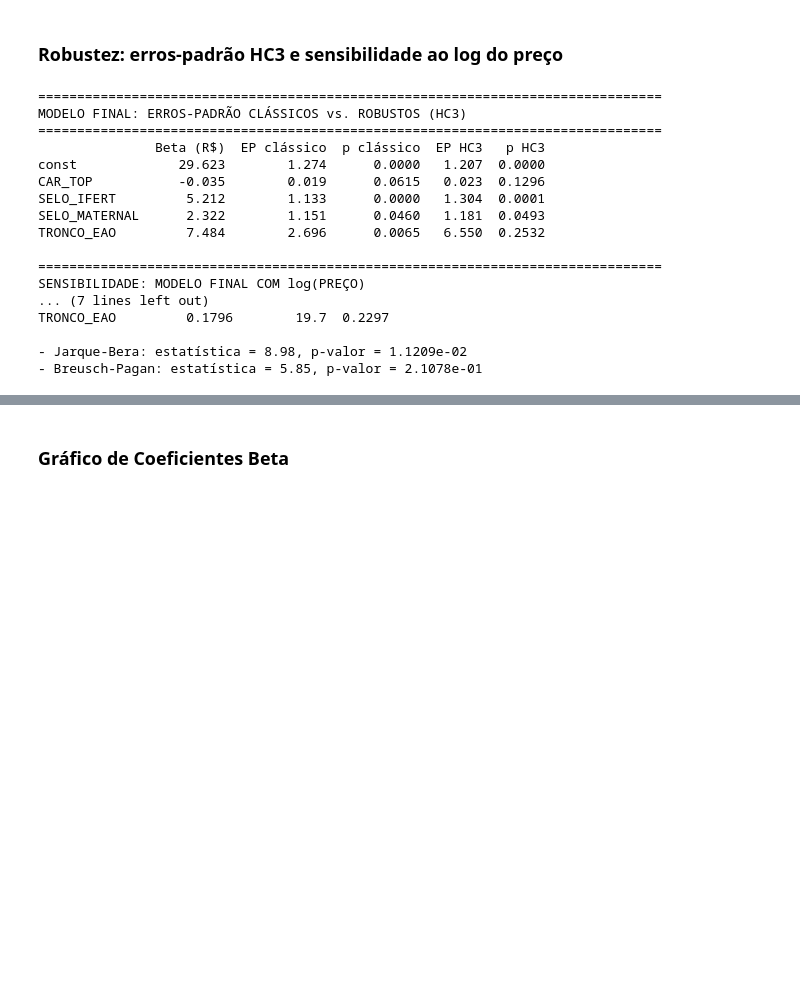
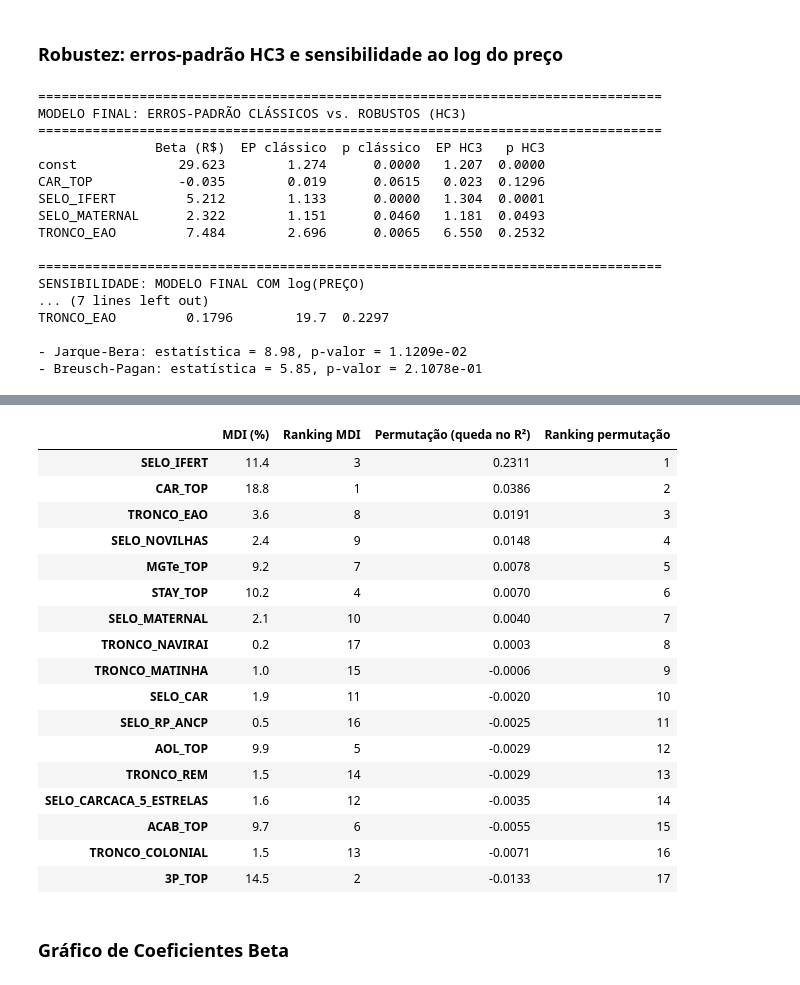
Before and after one commit to Sandro-IFTM/Rafael_Proj04, a Jupyter notebook: 13_multivariada_total.ipynb, the cells around one changed output, grey strips where cells are left out. Drawn from its saved outputs; the diff is of its cells as text; code cells hidden in the pictures; blank space fills up the shorter version.

```diff
--- a/13_multivariada_total.ipynb
+++ b/13_multivariada_total.ipynb
@@ -431,0 +434,64 @@ TRONCO_EAO         0.1796        19.7  0.2297
+# %%
+# Revisão (out/2026): célula nova. O R² das tabelas acima é medido DENTRO da amostra usada no ajuste. Aqui medimos o
+#   poder preditivo FORA da amostra (R² out-of-bag do Random Forest e validação cruzada 5-fold repetida 10 vezes) e
+#   comparamos a importância MDI do ranking global com a importância por permutação, que não favorece as variáveis
+#   contínuas (TOP) em relação às binárias (selos e linhagens).
+from sklearn.dummy import DummyRegressor
+from sklearn.inspection import permutation_importance
+from sklearn.linear_model import LinearRegression
+from sklearn.model_selection import RepeatedKFold, cross_validate
+
+X_rf, y_rf = df_rf_clean[features_rf], df_rf_clean['SEMEM']
+VARS_FINAL = ['CAR_TOP', 'SELO_IFERT', 'SELO_MATERNAL', 'TRONCO_EAO']
+
+# 1. R² out-of-bag: cada touro é previsto só pelas árvores que não o usaram no treino
+rf_oob = RandomForestRegressor(n_estimators=500, random_state=42, max_features='sqrt', oob_score=True).fit(X_rf, y_rf)
+
+# 2. Validação cruzada: 5 partes, 10 repetições com sorteios diferentes (50 ajustes por modelo)
+cv = RepeatedKFold(n_splits=5, n_repeats=10, random_state=42)
+modelos = {
+    'Média do preço (sem preditores)': (DummyRegressor(), X_rf, None),
+    'OLS - modelo final (4 variáveis)': (LinearRegression(), X_rf[VARS_FINAL], m3.rsquared),
+    'OLS - 17 variáveis do RF': (LinearRegression(), X_rf, LinearRegression().fit(X_rf, y_rf).score(X_rf, y_rf)),
+    'Random Forest - 17 variáveis': (RandomForestRegressor(n_estimators=500, random_state=42, max_features='sqrt'),
+                                     X_rf, rf_oob.score(X_rf, y_rf)),
+}
+linhas = []
+for nome, (modelo, X_m, r2_treino) in modelos.items():
+    r = cross_validate(modelo, X_m, y_rf, cv=cv, scoring=('r2', 'neg_root_mean_squared_error'), n_jobs=-1)
+    linhas.append({
+        'Modelo': nome,
+        'R² dentro da amostra': '-' if r2_treino is None else f"{r2_treino:.3f}",
+        'R² validação cruzada': f"{r['test_r2'].mean():.3f} (DP {r['test_r2'].std():.3f})",
+        'RMSE validação cruzada (R$)': f"{-r['test_neg_root_mean_squared_error'].mean():.2f}",
+    })
+df_validacao = pd.DataFrame(linhas)
+
+print("=" * 100)
+print("PODER PREDITIVO FORA DA AMOSTRA (VALIDAÇÃO CRUZADA 5-FOLD x 10 REPETIÇÕES)")
+print(f"Random Forest: R² no treino = {rf_oob.score(X_rf, y_rf):.3f} | R² out-of-bag = {rf_oob.oob_score_:.3f}")
+print("=" * 100)
+display(df_validacao)
+
+# 3. Importância por permutação, medida nos dados de teste de cada partição (5 partes x 4 repetições)
+perm = []
+for k, (tr, te) in enumerate(RepeatedKFold(n_splits=5, n_repeats=4, random_state=7).split(X_rf)):
+    m_rf = RandomForestRegressor(n_estimators=500, random_state=42, max_features='sqrt', n_jobs=-1)
+    m_rf.fit(X_rf.iloc[tr], y_rf.iloc[tr])
+    p = permutation_importance(m_rf, X_rf.iloc[te], y_rf.iloc[te], n_repeats=10, random_state=k, scoring='r2',
+                               n_jobs=-1)
+    perm.append(p.importances_mean)
+imp_perm = pd.Series(np.mean(perm, axis=0), index=features_rf)
+imp_mdi = pd.Series(rf.feature_importances_ * 100, index=features_rf)
+df_imp_comp = pd.DataFrame({
+    'MDI (%)': imp_mdi.round(1),
+    'Ranking MDI': imp_mdi.rank(ascending=False).astype(int),
+    'Permutação (queda no R²)': imp_perm.round(4),
+    'Ranking permutação': imp_perm.rank(ascending=False).astype(int),
+}).sort_values('Ranking permutação')
+
+print("\n" + "=" * 100)
+print("IMPORTÂNCIA DOS ATRIBUTOS: MDI (RANKING GLOBAL) x PERMUTAÇÃO (DADOS DE TESTE)")
+print("=" * 100)
+display(df_imp_comp)
+# %% [output]
@@ -432,3 +510,21 @@ TRONCO_EAO         0.1796        19.7  0.2297
+|  | MDI (%) | Ranking MDI | Permutação (queda no R²) | Ranking permutação |
+| SELO_IFERT | 11.4 | 3 | 0.2311 | 1 |
+| CAR_TOP | 18.8 | 1 | 0.0386 | 2 |
+| TRONCO_EAO | 3.6 | 8 | 0.0191 | 3 |
+| SELO_NOVILHAS | 2.4 | 9 | 0.0148 | 4 |
+| MGTe_TOP | 9.2 | 7 | 0.0078 | 5 |
+| STAY_TOP | 10.2 | 4 | 0.0070 | 6 |
+| SELO_MATERNAL | 2.1 | 10 | 0.0040 | 7 |
+| TRONCO_NAVIRAI | 0.2 | 17 | 0.0003 | 8 |
+| TRONCO_MATINHA | 1.0 | 15 | -0.0006 | 9 |
+| SELO_CAR | 1.9 | 11 | -0.0020 | 10 |
+| SELO_RP_ANCP | 0.5 | 16 | -0.0025 | 11 |
+| AOL_TOP | 9.9 | 5 | -0.0029 | 12 |
+| TRONCO_REM | 1.5 | 14 | -0.0029 | 13 |
+| SELO_CARCACA_5_ESTRELAS | 1.6 | 12 | -0.0035 | 14 |
+| ACAB_TOP | 9.7 | 6 | -0.0055 | 15 |
+| TRONCO_COLONIAL | 1.5 | 13 | -0.0071 | 16 |
+| 3P_TOP | 14.5 | 2 | -0.0133 | 17 |
 # %% [markdown]
 ###  Gráfico de Coeficientes Beta
 # %%
```
Also changed, not shown: parts of 3 cells of this notebook.
